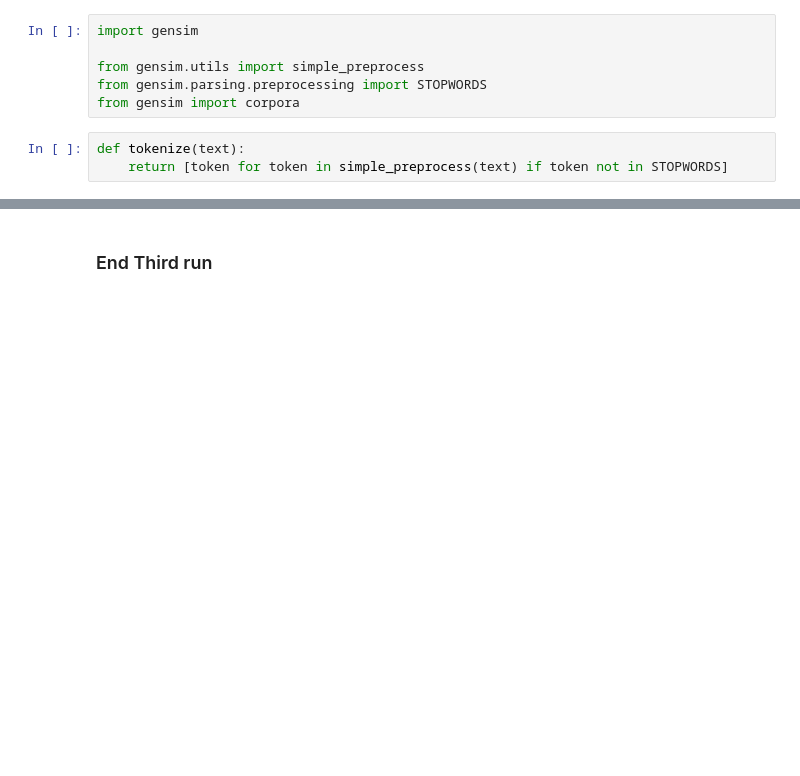
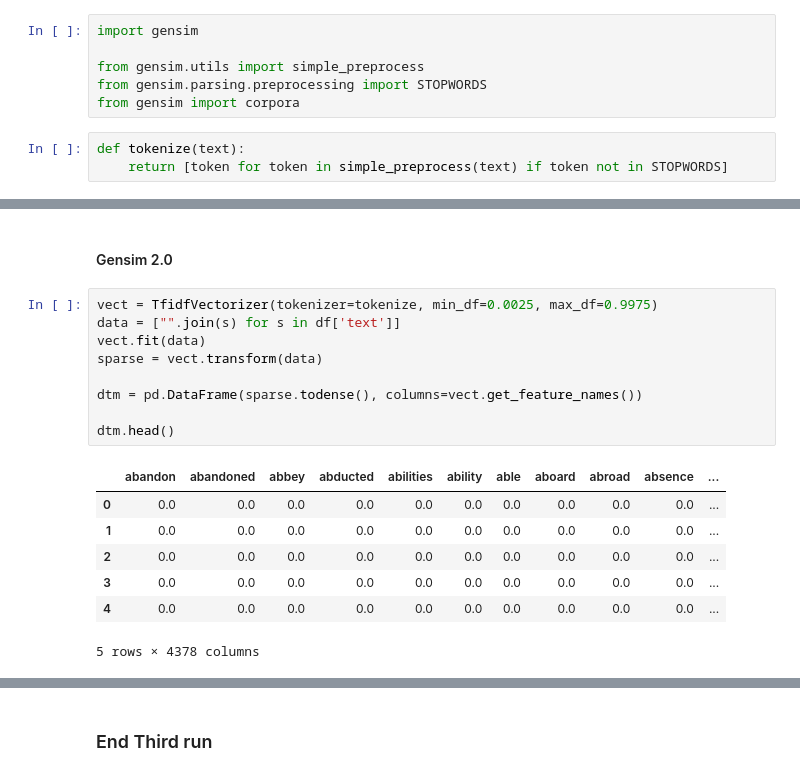
Before and after one commit to noreallyimfine/Bookfinder, a Jupyter notebook: book-data-dive-1.ipynb, the cells around one changed output, grey strips where cells are left out. Cells and saved outputs as stored; diff of their text form; blank space fills up the shorter version.

Commit message:
no improvements from gensim yet

```diff
--- a/book-data-dive-1.ipynb
+++ b/book-data-dive-1.ipynb
@@ -469,0 +496,19 @@ ValueError: Iterable over raw text documents expected, string object received.
+# %% [markdown]
+#### Gensim 2.0
+# %%
+vect = TfidfVectorizer(tokenizer=tokenize, min_df=0.0025, max_df=0.9975)
+data = ["".join(s) for s in df['text']]
+vect.fit(data)
+sparse = vect.transform(data)
+
+dtm = pd.DataFrame(sparse.todense(), columns=vect.get_feature_names())
+
+dtm.head()
+# %% [output]
+|  | abandon | abandoned | abbey | abducted | abilities | ability | able | aboard | abroad | absence | ... |
+| 0 | 0.0 | 0.0 | 0.0 | 0.0 | 0.0 | 0.0 | 0.0 | 0.0 | 0.0 | 0.0 | ... |
+| 1 | 0.0 | 0.0 | 0.0 | 0.0 | 0.0 | 0.0 | 0.0 | 0.0 | 0.0 | 0.0 | ... |
+| 2 | 0.0 | 0.0 | 0.0 | 0.0 | 0.0 | 0.0 | 0.0 | 0.0 | 0.0 | 0.0 | ... |
+| 3 | 0.0 | 0.0 | 0.0 | 0.0 | 0.0 | 0.0 | 0.0 | 0.0 | 0.0 | 0.0 | ... |
+| 4 | 0.0 | 0.0 | 0.0 | 0.0 | 0.0 | 0.0 | 0.0 | 0.0 | 0.0 | 0.0 | ... |
+5 rows × 4378 columns
```
Also changed, not shown: parts of 8 cells of this notebook.
